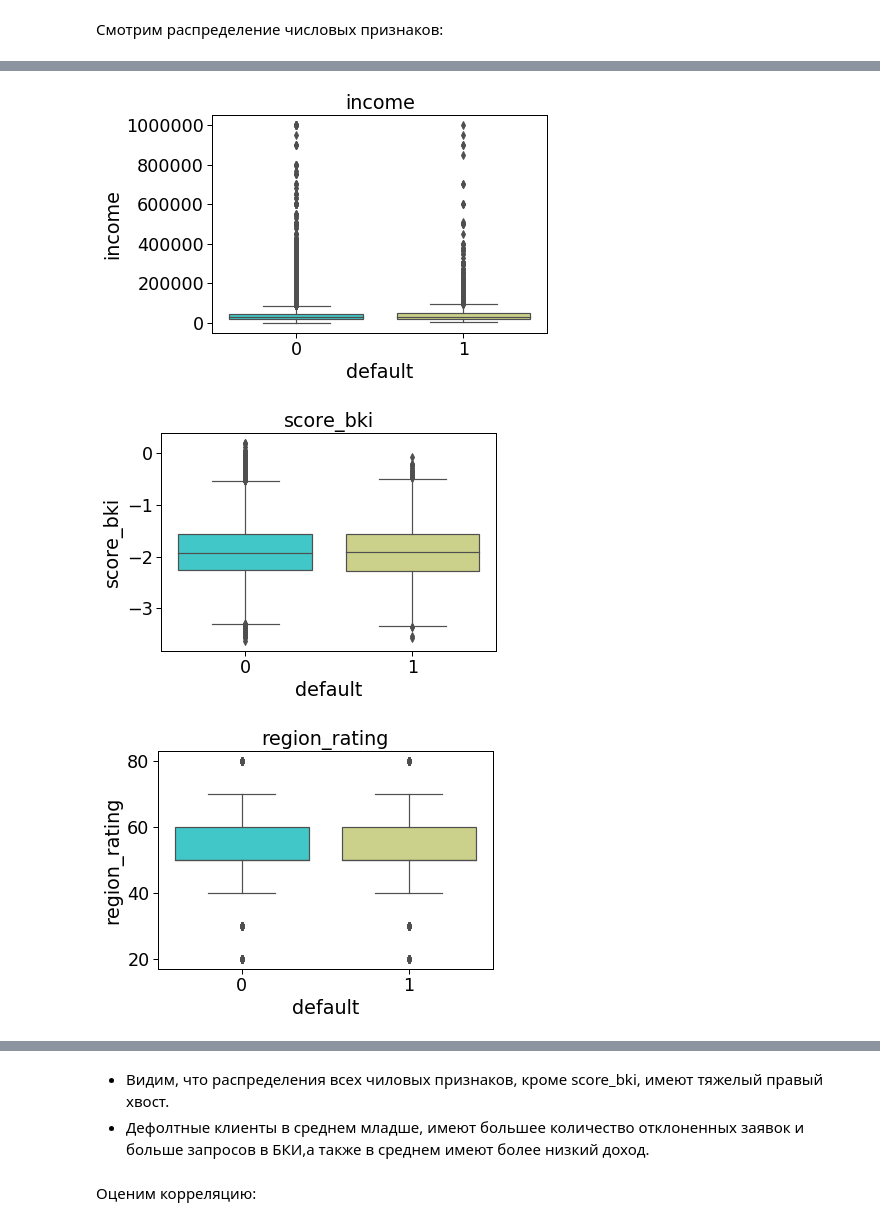
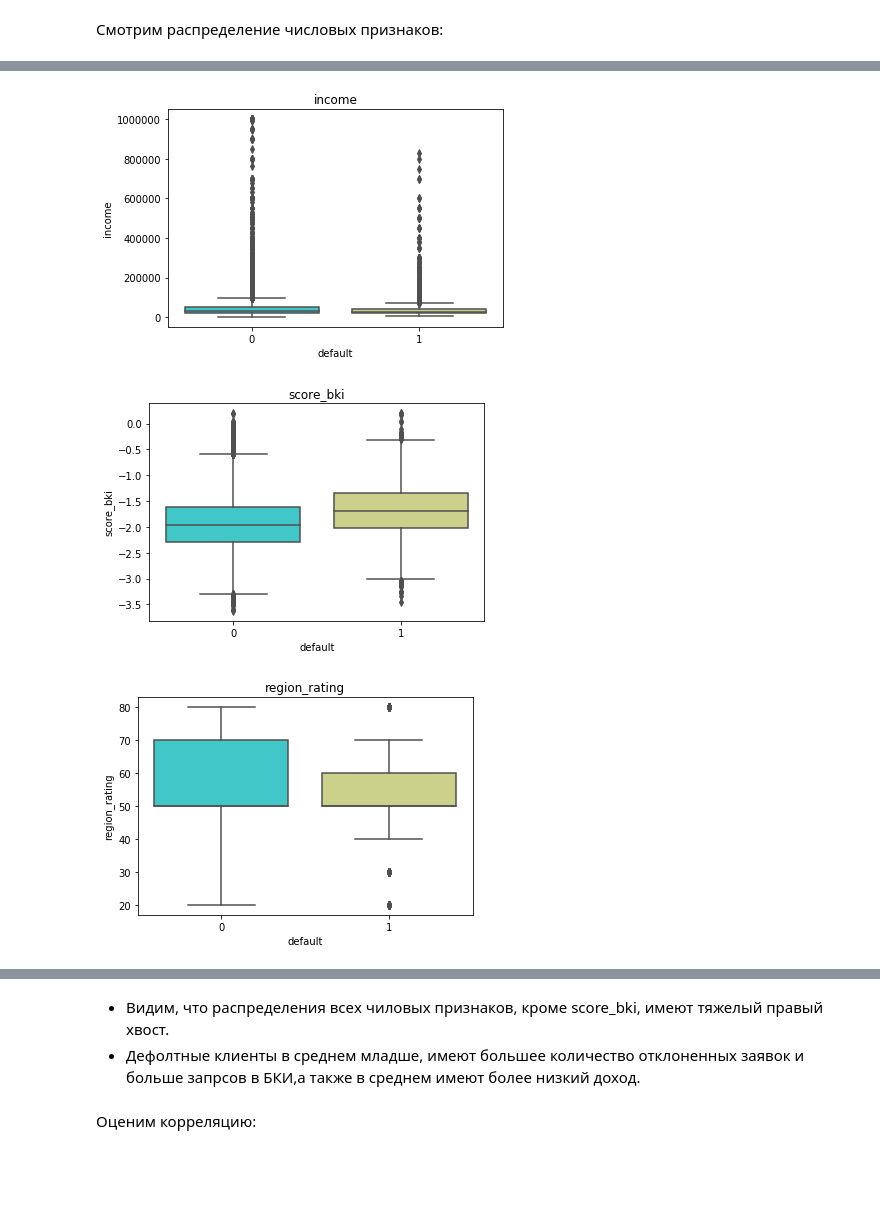
Before and after one commit to LemzarL/Skills, a Jupyter notebook: module_5/final_LAE.ipynb, the cells around one changed output, grey strips where cells are left out. Cells and saved outputs as stored; diff of their text form; code cells hidden in the pictures; blank space fills up the shorter version.

```diff
--- a/module_5/lae-sf-dst-credit-scoring.ipynb
+++ b/module_5/final_LAE.ipynb
@@ -128,11 +128,14 @@ test_data = pd.read_csv("test.csv")
+# %%
+#Для своего комп вводим это
+data = pd.read_csv("train.csv")
+test_data = pd.read_csv("test.csv")
 # %%
 # Для корректной обработки обьеденяем данные
-# -1 для !!!
-data_train['sample'] = 1
+data['sample'] = 1
 test_data['sample'] = 0
 test_data['default'] = -1
 
-df = test_data.append(data_train, sort=False).reset_index(drop=True)
-df.head()
+df = test_data.append(data, sort=False).reset_index(drop=True)
+data.head()
 # %% [output]
 |  | client_id | app_date | education | sex | age | car | car_type | decline_app_cnt | good_work | ... |
@@ -190,7 +193,7 @@ for i in num_cols:
 # %%
 for i in num_cols:
     plt.figure()
-    sns.boxplot(x = 'default', y = df[i], data = data_train,  palette='rainbow')
+    sns.boxplot(x = 'default', y = data[i], data = data,  palette='rainbow')
     plt.title(i)
     plt.show()
 # %% [output]
@@ -200,3 +203,3 @@ for i in num_cols:
-[figure, old version]
+[figure, new version]
-[figure, old version]
+[figure, new version]
-[figure, old version]
+[figure, new version]
@@ -204,6 +207,6 @@ for i in num_cols:
 # %% [markdown]
 * Видим, что распределения всех чиловых признаков, кроме score_bki, имеют тяжелый правый хвост.
-*  Дефолтные клиенты в среднем младше, имеют большее количество отклоненных заявок и больше запросов в БКИ,а также в среднем имеют более низкий доход.
+*  Дефолтные клиенты в среднем младше, имеют большее количество отклоненных заявок и больше запрсов в БКИ,а также в среднем имеют более низкий доход.
 # %% [markdown]
 Оценим корреляцию:
 # %%
```
Also changed, not shown: parts of 40 cells of this notebook.
